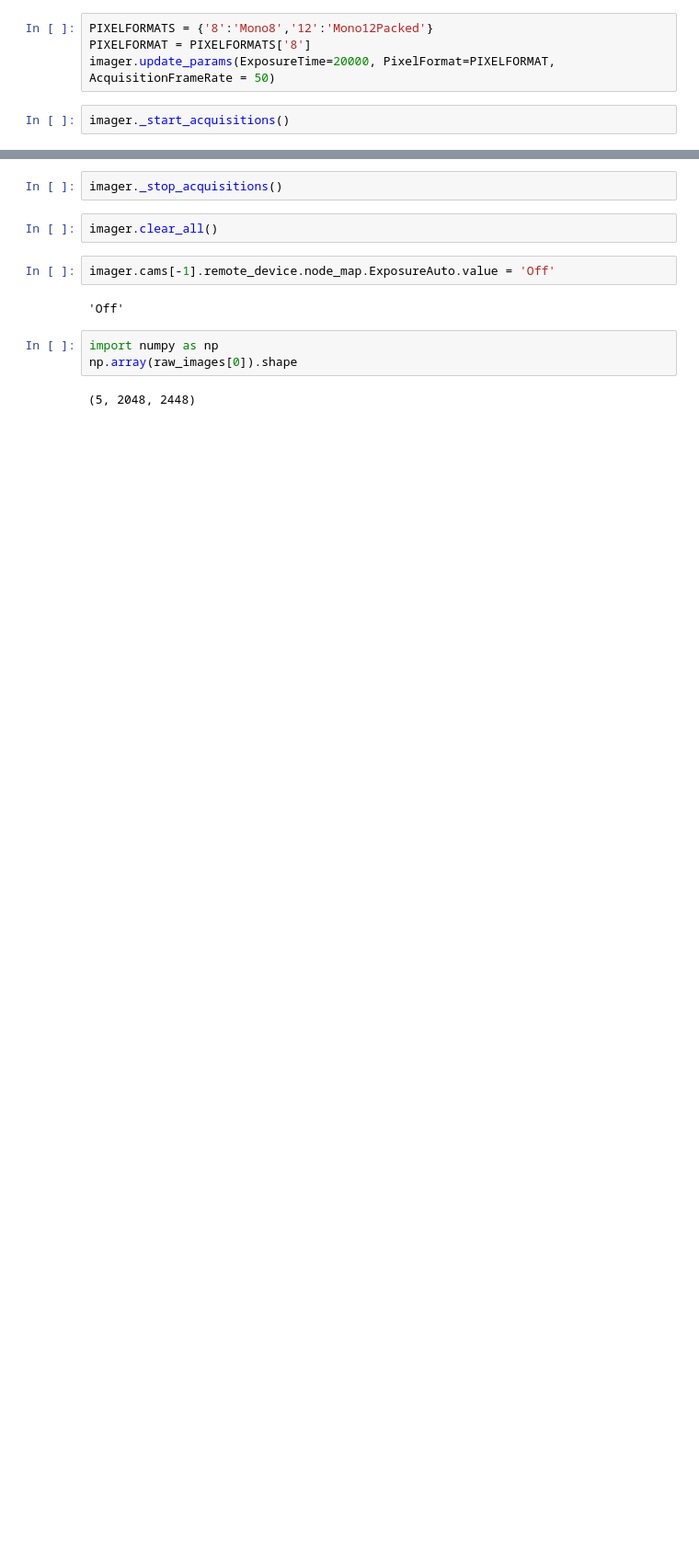
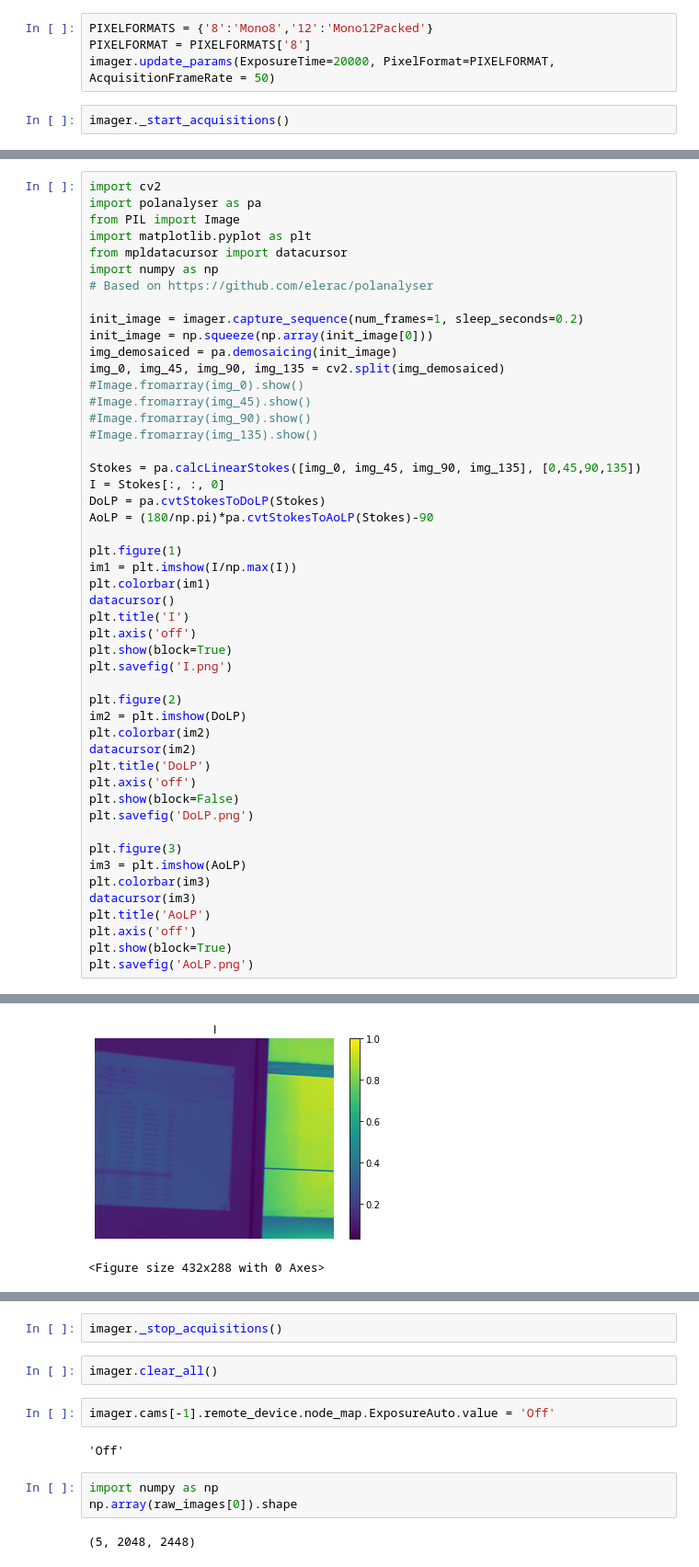
Before and after one commit to masadatz/PolCam, a Jupyter notebook: svs vistek.ipynb, the cells around one changed output, grey strips where cells are left out. Shown at 92% size. Drawn from its saved outputs; the diff is of its cells as text; blank space fills up the shorter version.

```diff
--- a/svs vistek.ipynb
+++ b/svs vistek.ipynb
@@ -41,0 +20,50 @@ cam 101933 captured image of format Mono8 at 2021-06-16 17:56:05.151165
+# %%
+import cv2
+import polanalyser as pa
+from PIL import Image
+import matplotlib.pyplot as plt
+from mpldatacursor import datacursor
+import numpy as np
+# Based on https://github.com/elerac/polanalyser
+
+init_image = imager.capture_sequence(num_frames=1, sleep_seconds=0.2)
+init_image = np.squeeze(np.array(init_image[0]))
+img_demosaiced = pa.demosaicing(init_image)
+img_0, img_45, img_90, img_135 = cv2.split(img_demosaiced)
+#Image.fromarray(img_0).show()
+#Image.fromarray(img_45).show()
+#Image.fromarray(img_90).show()
+#Image.fromarray(img_135).show()
+
+Stokes = pa.calcLinearStokes([img_0, img_45, img_90, img_135], [0,45,90,135])
+I = Stokes[:, :, 0]
+DoLP = pa.cvtStokesToDoLP(Stokes)
+AoLP = (180/np.pi)*pa.cvtStokesToAoLP(Stokes)-90
+
+plt.figure(1)
+im1 = plt.imshow(I/np.max(I))
+plt.colorbar(im1)
+datacursor()
+plt.title('I')
+plt.axis('off')
+plt.show(block=True)
+plt.savefig('I.png')
+
+plt.figure(2)
+im2 = plt.imshow(DoLP)
+plt.colorbar(im2)
+datacursor(im2)
+plt.title('DoLP')
+plt.axis('off')
+plt.show(block=False)
+plt.savefig('DoLP.png')
+
+plt.figure(3)
+im3 = plt.imshow(AoLP)
+plt.colorbar(im3)
+datacursor(im3)
+plt.title('AoLP')
+plt.axis('off')
+plt.show(block=True)
+plt.savefig('AoLP.png')
+# %% [output]
@@ -41,0 +71,2 @@ cam 101933 captured image of format Mono8 at 2021-06-16 17:56:05.151165
+[figure, added]
+<Figure size 432x288 with 0 Axes>
```
Also changed, not shown: parts of 6 cells of this notebook, 1 other file.
